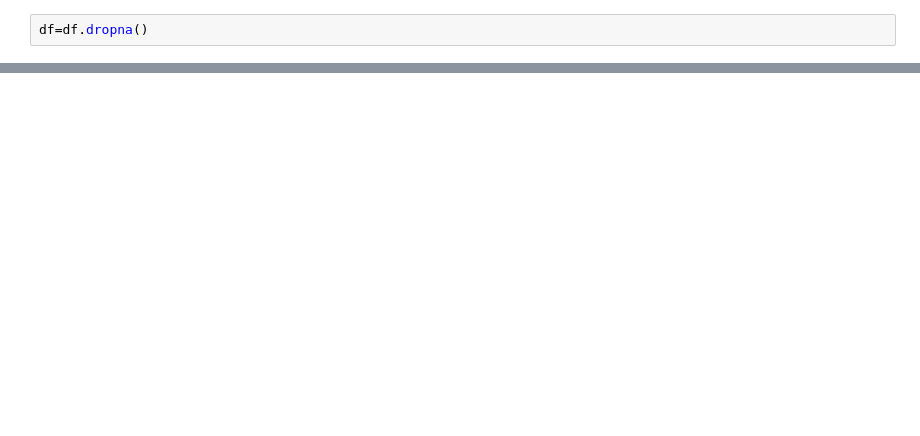
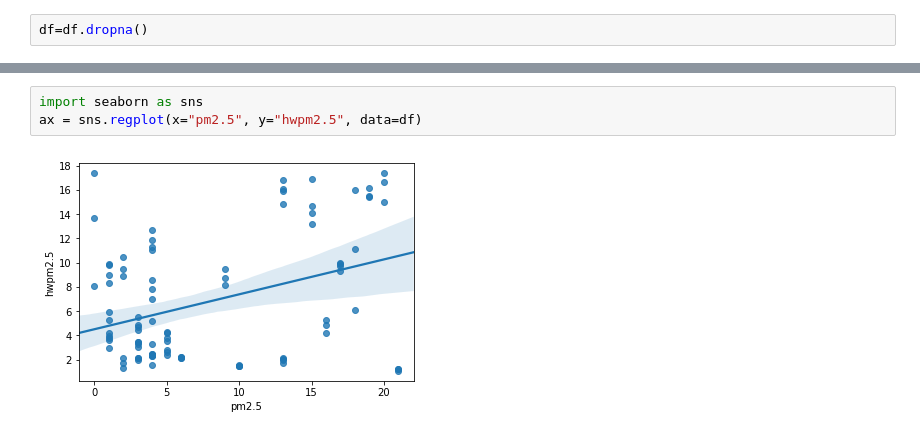
Before and after one commit to ClarksonAirlab/2019_sensor_workshop, a Jupyter notebook: Python/Tutorial/7. Machine learning with Scikit-learn.ipynb, the cells around one changed output, grey strips where cells are left out. Drawn from its saved outputs; the diff is of its cells as text; blank space fills up the shorter version.

```diff
--- a/Python/Tutorial/7. Machine learning with Scikit-learn.ipynb
+++ b/Python/Tutorial/7. Machine learning with Scikit-learn.ipynb
@@ -49,0 +141,5 @@ df
+# %%
+import seaborn as sns
+ax = sns.regplot(x="pm2.5", y="hwpm2.5", data=df)
+# %% [output]
+[figure, added]
```
Also changed, not shown: parts of 30 cells of this notebook, 2 other files.
